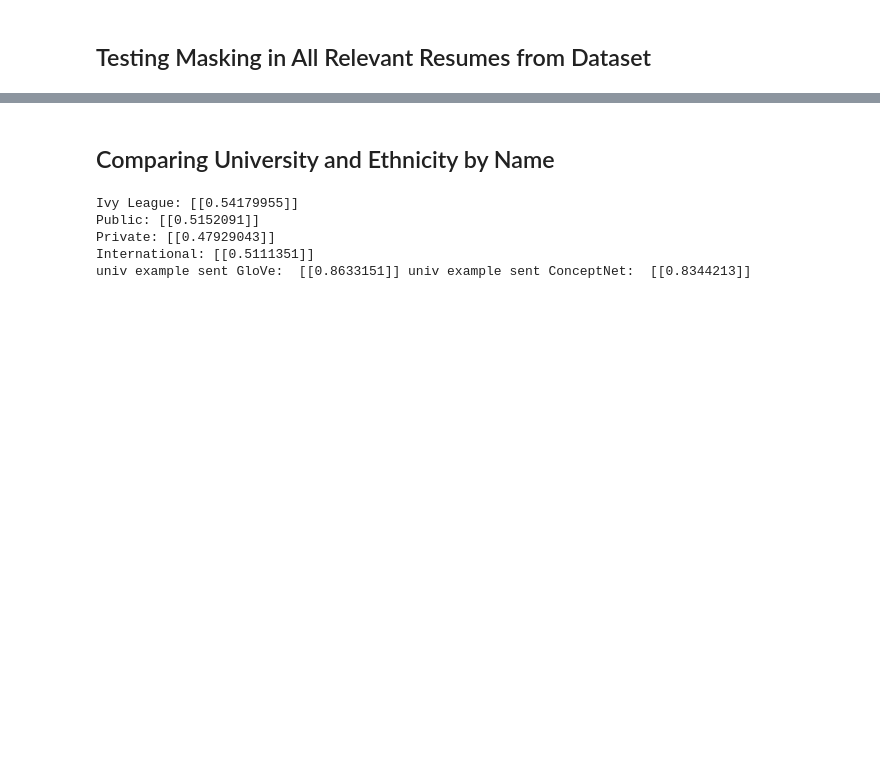
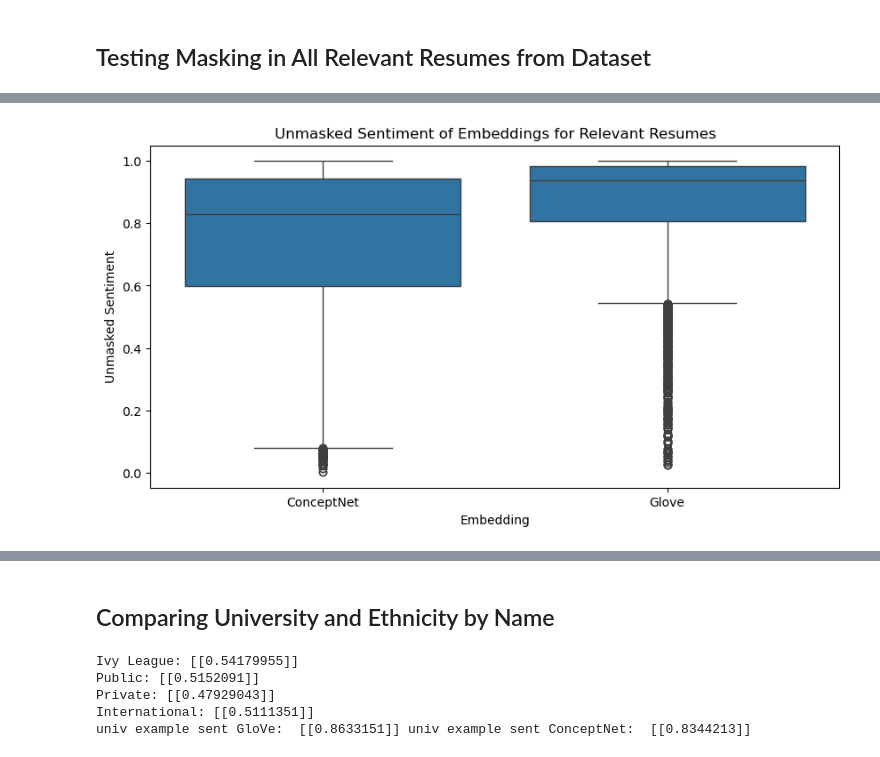
Before and after one commit to lattiric/ML_NN_Final_Proj, a Jupyter notebook: lab_final.ipynb, the cells around one changed output, grey strips where cells are left out. Saved outputs shown, nothing was run; the diff lists cells and outputs as text; code cells hidden in the pictures; blank space fills up the shorter version.

```diff
--- a/lab_final.ipynb
+++ b/lab_final.ipynb
@@ -911,7 +932,10 @@ plt.show()
 # %%
 plt.figure(figsize = (10, 5))
 sns.boxplot(df, x="Embedding", y="Unmasked Sentiment")
+plt.title("Unmasked Sentiment of Embeddings for Relevant Resumes")
 plt.show()
+# %% [output]
+[figure, added]
 # %%
 plt.figure(figsize = (10, 5))
 sns.boxplot(df, x="Embedding", y="Masked Sentiment")
```
Also changed, not shown: parts of 18 cells of this notebook.
